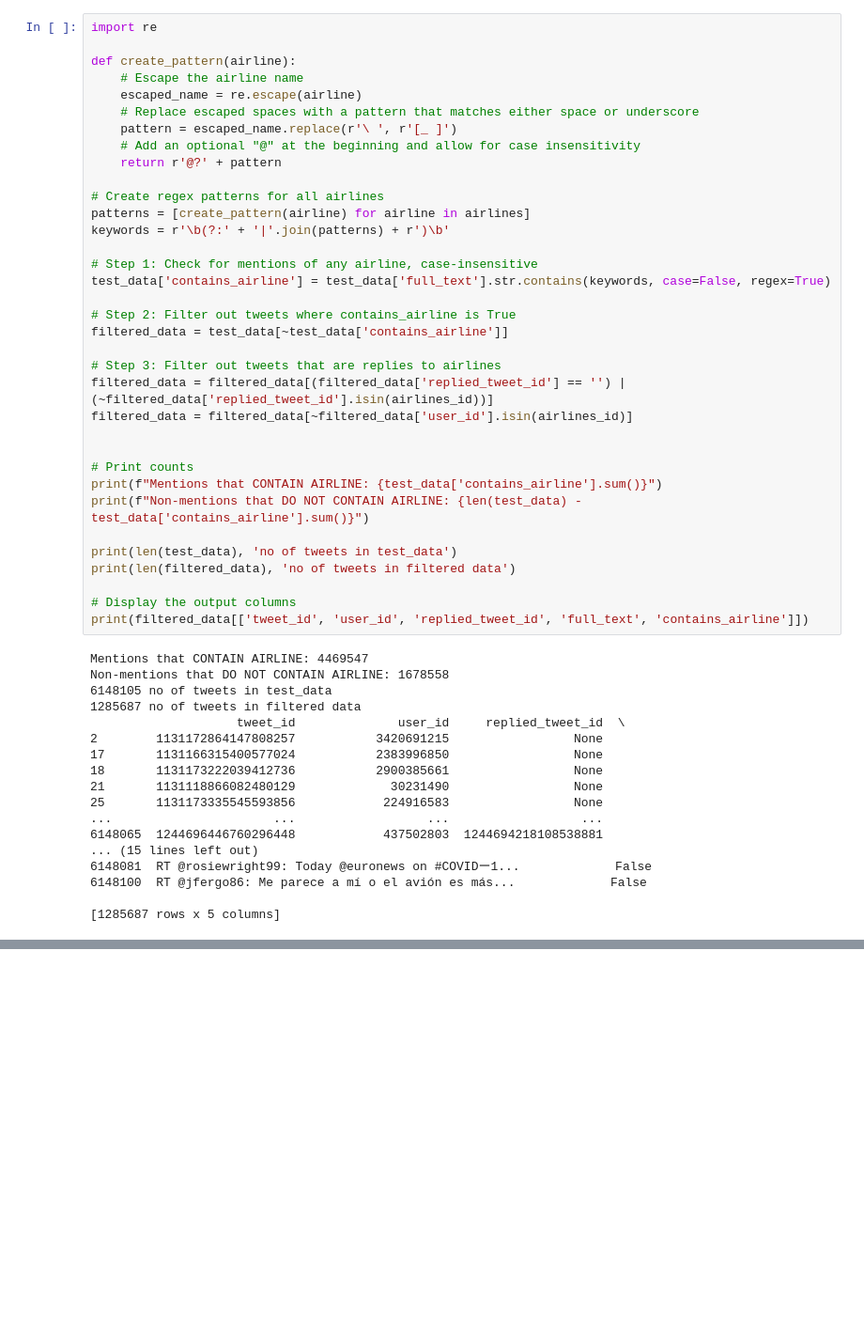
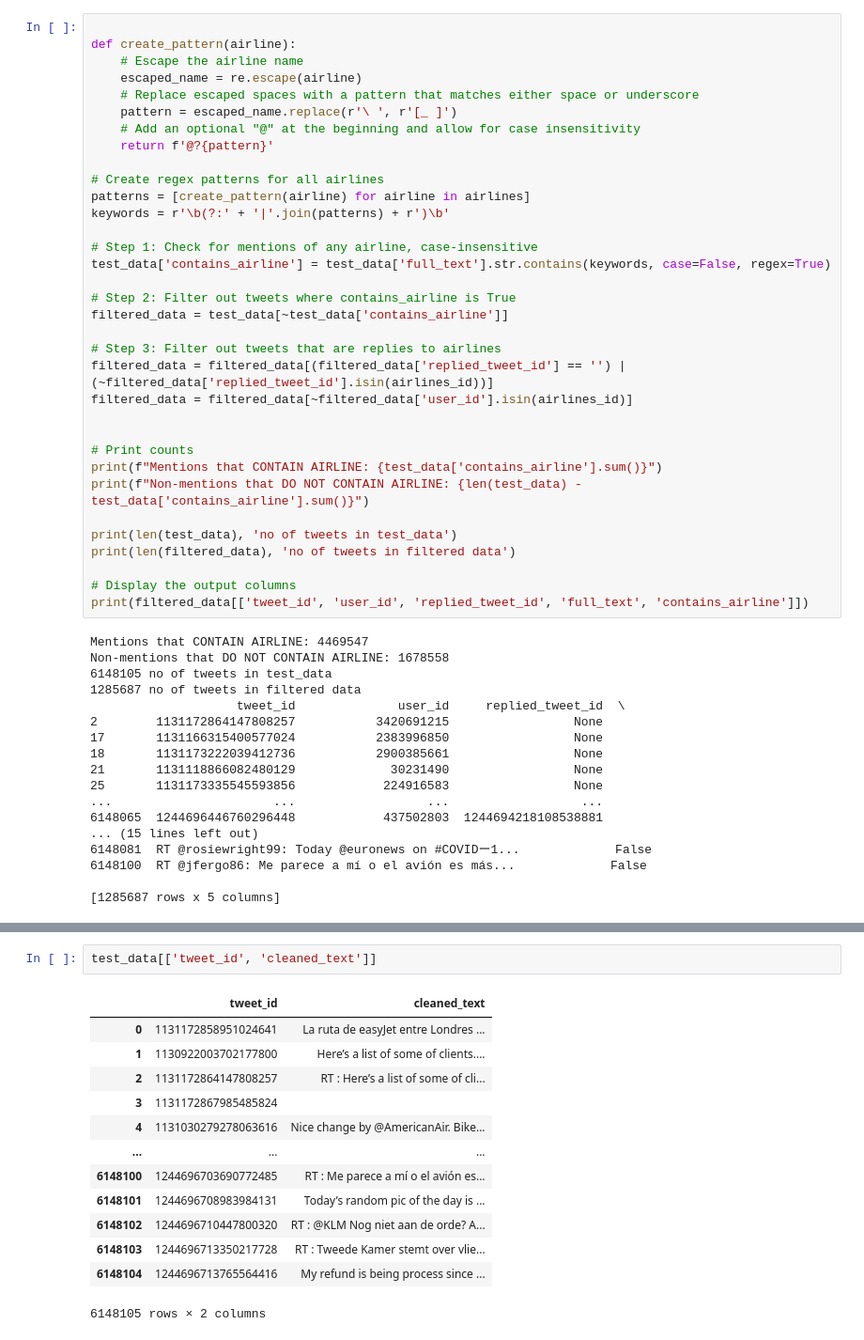
Before and after one commit to skyrimer/DBL-Micro-Soft, a Jupyter notebook: Split 2/EDA_on_tweets.ipynb, the cells around one changed output, grey strips where cells are left out. Shown at 94% size. Drawn from its saved outputs; the diff is of its cells as text; blank space fills up the shorter version.

```diff
--- a/Split 2/EDA_on_tweets.ipynb
+++ b/Split 2/EDA_on_tweets.ipynb
@@ -59,7 +60,6 @@ airlines = ['KLM', 'Lufthansa', 'American Air', 'RyanAir', 'British Airways', 'E
             'BritishAirways', 'AirFrance', 'SingaporeAirlines', 'EtihadAirways', 'AirBerlin',
             'AmericanAir', 'VirginAtlantic', 'Virgin Atlantic']
 # %%
-import re
 
 def create_pattern(airline):
     # Escape the airline name
@@ -67,7 +67,7 @@ def create_pattern(airline):
     # Replace escaped spaces with a pattern that matches either space or underscore
     pattern = escaped_name.replace(r'\ ', r'[_ ]')
     # Add an optional "@" at the beginning and allow for case insensitivity
-    return r'@?' + pattern
+    return f'@?{pattern}'
 
 # Create regex patterns for all airlines
 patterns = [create_pattern(airline) for airline in airlines]
@@ -166,3 +163,19 @@ Original Tweets:
 6148103    RT : Tweede Kamer stemt over vliegtaks https:/...
 6148104     My refund is being process since two weeks ag...
 Name: cleaned_text, Length: 6148105, dtype: object
+# %%
+test_data[['tweet_id', 'cleaned_text']]
+# %% [output]
+|  | tweet_id | cleaned_text |
+| 0 | 1131172858951024641 | La ruta de easyJet entre Londres ... |
+| 1 | 1130922003702177800 | Here’s a list of some of clients.... |
+| 2 | 1131172864147808257 | RT : Here’s a list of some of cli... |
+| 3 | 1131172867985485824 |  |
+| 4 | 1131030279278063616 | Nice change by @AmericanAir. Bike... |
+| ... | ... | ... |
+| 6148100 | 1244696703690772485 | RT : Me parece a mí o el avión es... |
+| 6148101 | 1244696708983984131 | Today’s random pic of the day is ... |
+| 6148102 | 1244696710447800320 | RT : @KLM Nog niet aan de orde? A... |
+| 6148103 | 1244696713350217728 | RT : Tweede Kamer stemt over vlie... |
+| 6148104 | 1244696713765564416 | My refund is being process since ... |
+6148105 rows × 2 columns
```
Also changed, not shown: parts of 7 cells of this notebook, 6 other files.
